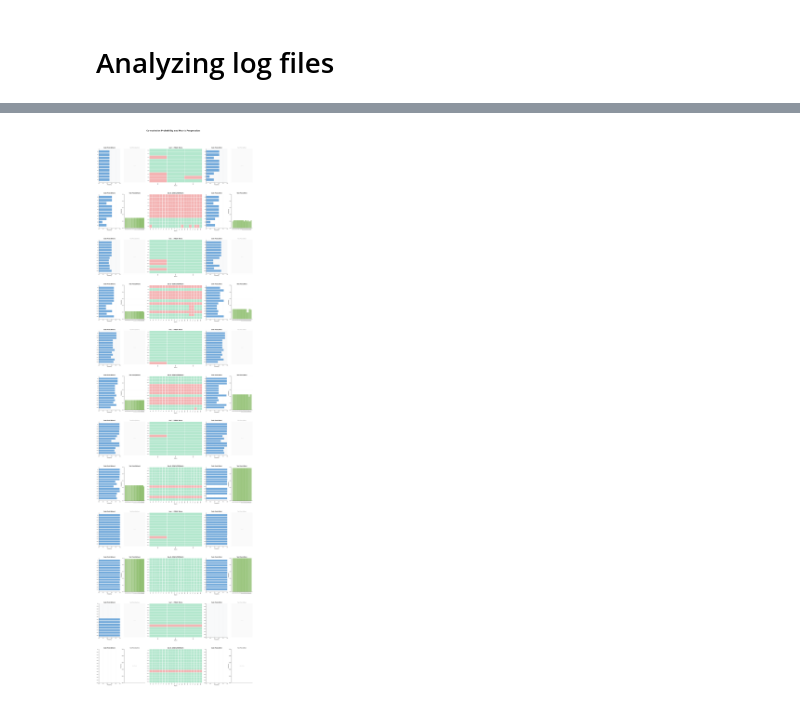
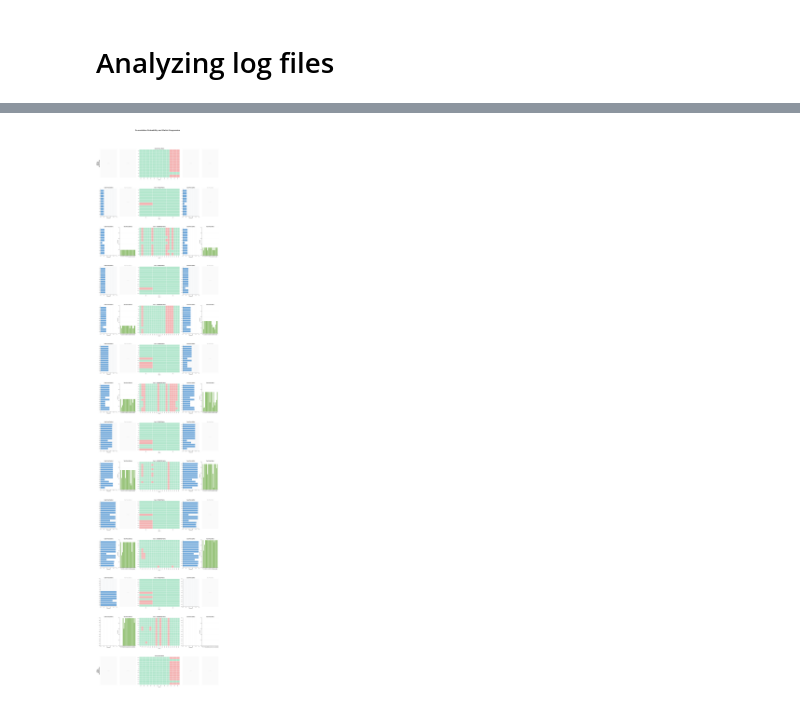
Before and after one commit to wso2-incubator/BACE, a Jupyter notebook: Experiments/notebooks/coevolution/gen_log_analyzer.ipynb, the cells around one changed output, grey strips where cells are left out. Saved outputs shown, nothing was run; the diff lists cells and outputs as text; code cells hidden in the pictures.

```diff
--- a/Experiments/notebooks/coevolution/gen_log_analyzer.ipynb
+++ b/Experiments/notebooks/coevolution/gen_log_analyzer.ipynb
@@ -1416,7 +1372,7 @@ import sys
 
 LOG_FILE = '../../../logs/coevolution_run_20251117.log'
 
-RUN_TO_ANALYZE = 'test_025'
+RUN_TO_ANALYZE = 'test_043'
 PROBLEM_TO_ANALYZE = '3233'
 
 logger.remove()
@@ -1556,7 +1508,7 @@ plot_test_prob_vs_discrimination(test_gen_df)
 # %%
 code_progression_df = create_code_progression_df(code_events_df)
 test_progression_df = create_test_progression_df(test_events_df)
-plot_full_coevolution_dashboard(code_progression_df, test_progression_df, public_observation_matrices, generated_observation_matrices)
+plot_full_coevolution_dashboard(code_progression_df, test_progression_df, public_observation_matrices, generated_observation_matrices, private_observation_matrices)
 # %% [output]
-[figure, old version]
+[figure, new version]
 # %%
```
Also changed, not shown: parts of 10 cells of this notebook.
